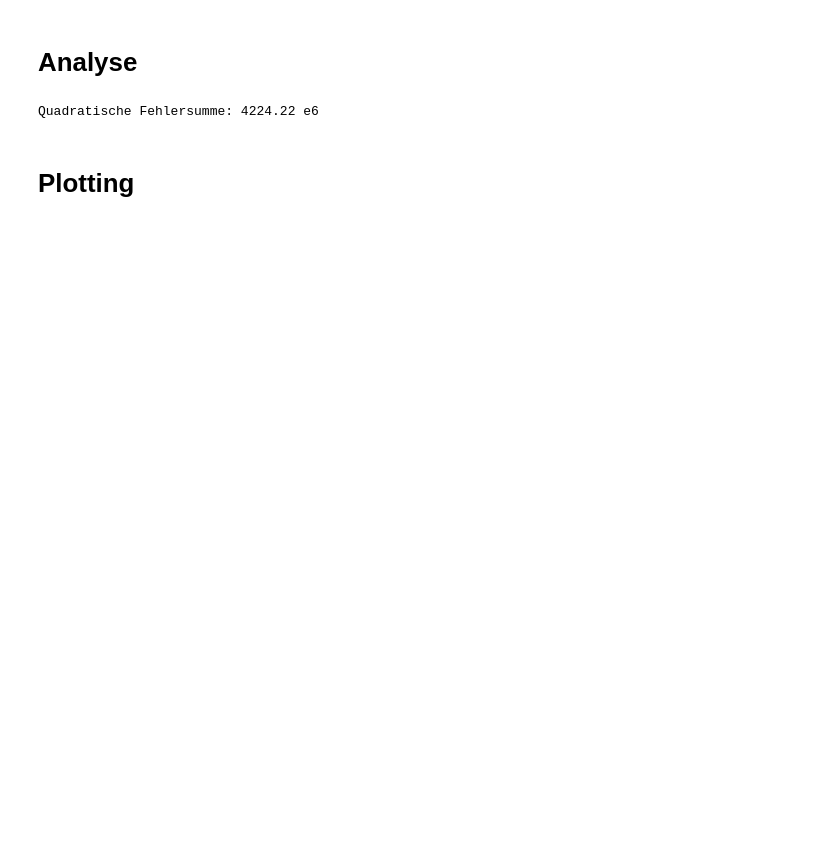
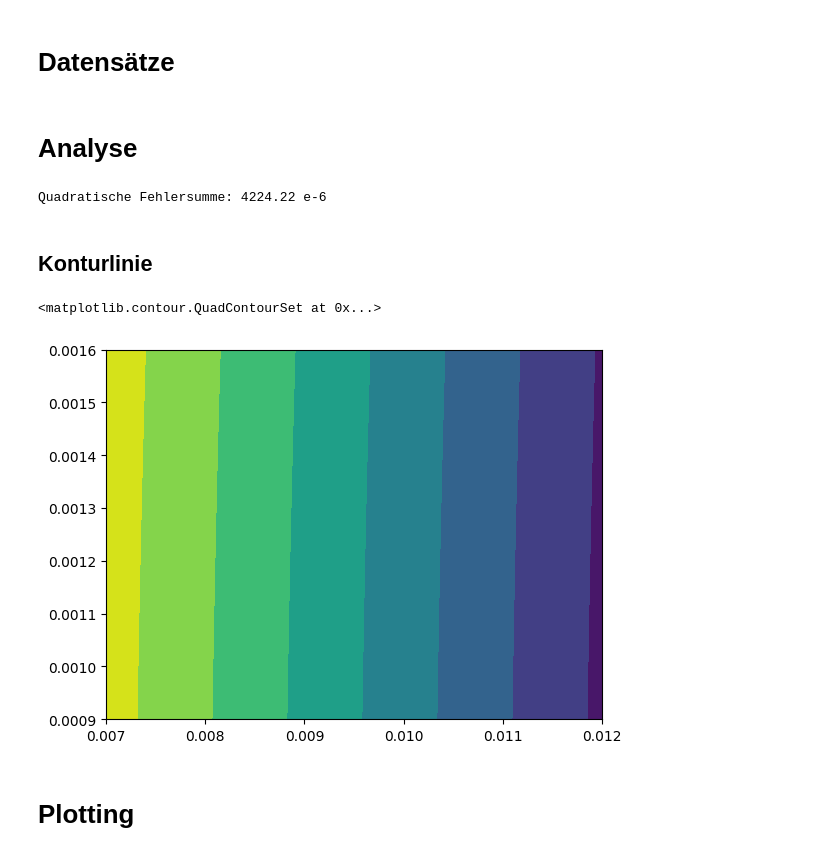
Before and after one commit to JaxRaffnix/Modellbildung-Simulation, a Jupyter notebook: Uebung7/aufgabe1.ipynb, the cells around one changed output. Saved outputs shown, nothing was run; the diff lists cells and outputs as text; code cells hidden in the pictures; blank space fills up the shorter version.

```diff
--- a/Uebung7/aufgabe1.ipynb
+++ b/Uebung7/aufgabe1.ipynb
@@ -23,0 +6,2 @@ u_a = pd.DataFrame({"time" : time, "measured" : measured, "calculated" : calcula
+# %% [markdown]
+# Datensätze
@@ -25,9 +24,44 @@ u_a = pd.DataFrame({"time" : time, "measured" : measured, "calculated" : calcula
 # Analyse
 # %%
 mean_root_error = round(np.square(np.subtract(u_a["calculated"], u_a["measured"])).mean(), 8) *10**6
-print(f"Quadratische Fehlersumme: {mean_root_error} e6")
+print(f"Quadratische Fehlersumme: {mean_root_error} e-6")
 # %% [output]
-Quadratische Fehlersumme: 4224.22 e6
+Quadratische Fehlersumme: 4224.22 e-6
+# %% [markdown]
+## Konturlinie
+# %%
+L_LOWER = 7e-3
+L_UPPER = 12e-3
+F_LOWER = 9 * 100e-6
+F_UPPER = 16 * 100e-6
+STEPS = 50
+
+def f(x):
+    z_spalten=x[1].shape[1]
+    z_zeilen=x[0].shape[0]
+    z=np.zeros((z_zeilen, z_spalten))
+    for l in range(z_spalten): # Spalten
+        # print('Durchlauf: '+str(l+1)+' von '+str(z_spalten))
+        for k in range(z_zeilen): # Zeilen
+            x_0=x[0,k,l]; x_1=x[1,k,l]
+            z[k,l]=5 * x_0**4 - 10 * x_0**2 * x_1 + x_0**2 + 5 * x_1**2 - 2*x_0 + 5
+    return z
+
+def rosenbrock(x,y):
+    result = (1-x)**2 + 100*(y-x**2)**2
+    return result
+
+xlist = np.linspace(L_LOWER, L_UPPER, STEPS)
+ylist = np.linspace(F_LOWER, F_UPPER, STEPS)
+x, y = np.meshgrid(xlist, ylist)
+# Z=f(np.array([x, y]))
+Z = rosenbrock(x,y)
+
+
+plt.contourf(x, y, Z)
+# %% [output]
+<matplotlib.contour.QuadContourSet at 0x...>
+[figure, added]
 # %% [markdown]
 # Plotting
 # %%
```
Also changed, not shown: parts of 7 cells of this notebook.
